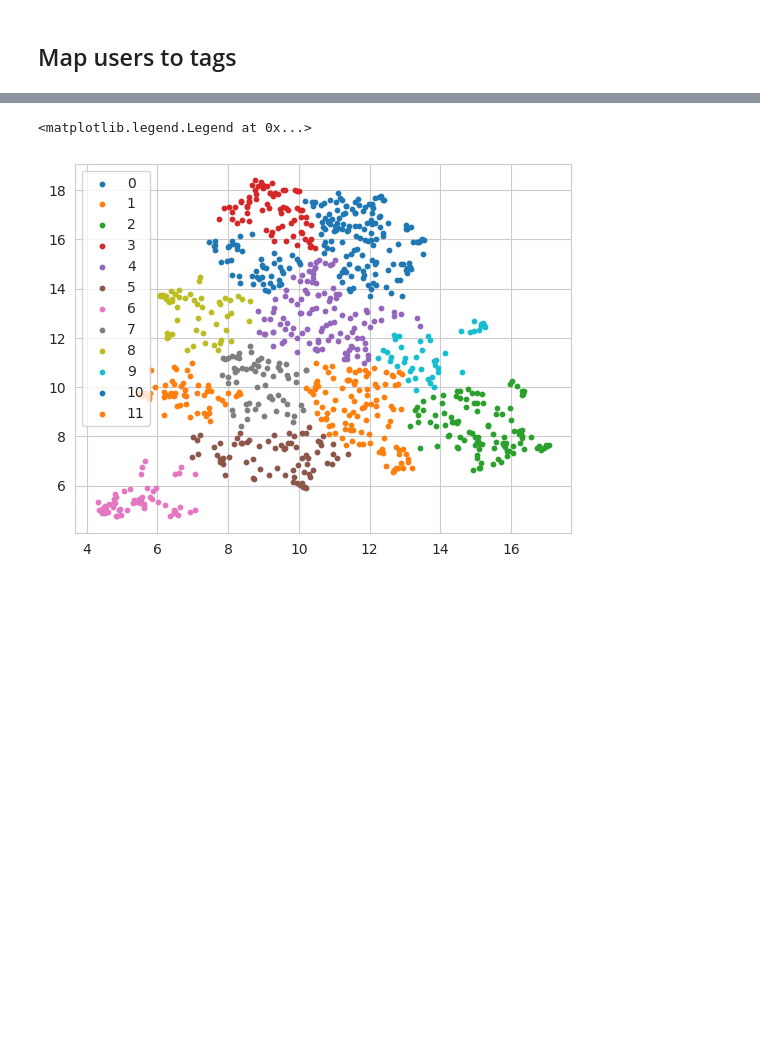
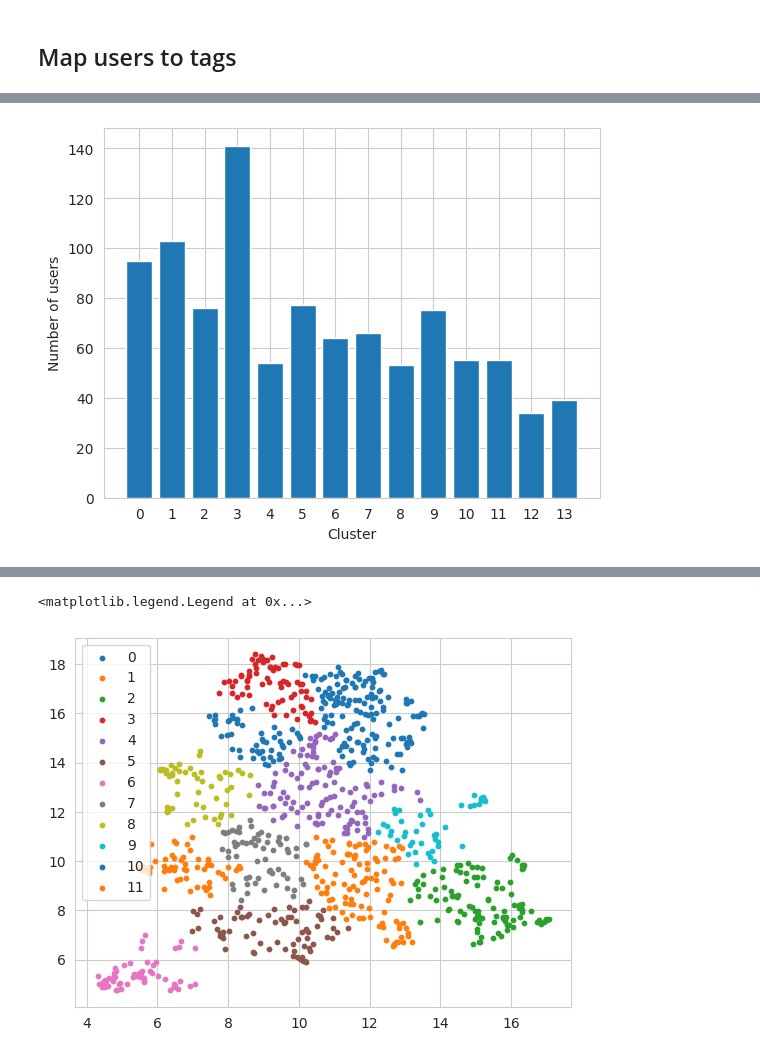
Before and after one commit to seads-org/ea-forum-experiments, a Jupyter notebook: notebooks/analysis/user_overview.ipynb, the cells around one changed output, grey strips where cells are left out. Cells and saved outputs as stored; diff of their text form; code cells hidden in the pictures; blank space fills up the shorter version.

```diff
--- a/notebooks/analysis/user_overview.ipynb
+++ b/notebooks/analysis/user_overview.ipynb
@@ -278,0 +286,7 @@ plt.title('Number of posts per user'); plt.xlabel('log10(posts)'); plt.ylabel('N
+# %%
+n_users_per_clust = pd.value_counts(clusts_users).sort_index()
+plt.bar(n_users_per_clust.index, n_users_per_clust.values)
+plt.xlabel('Cluster'); plt.ylabel('Number of users');
+plt.xticks(n_users_per_clust.index);
+# %% [output]
+[figure, added]
```
Also changed, not shown: parts of 34 cells of this notebook, 5 other files.
